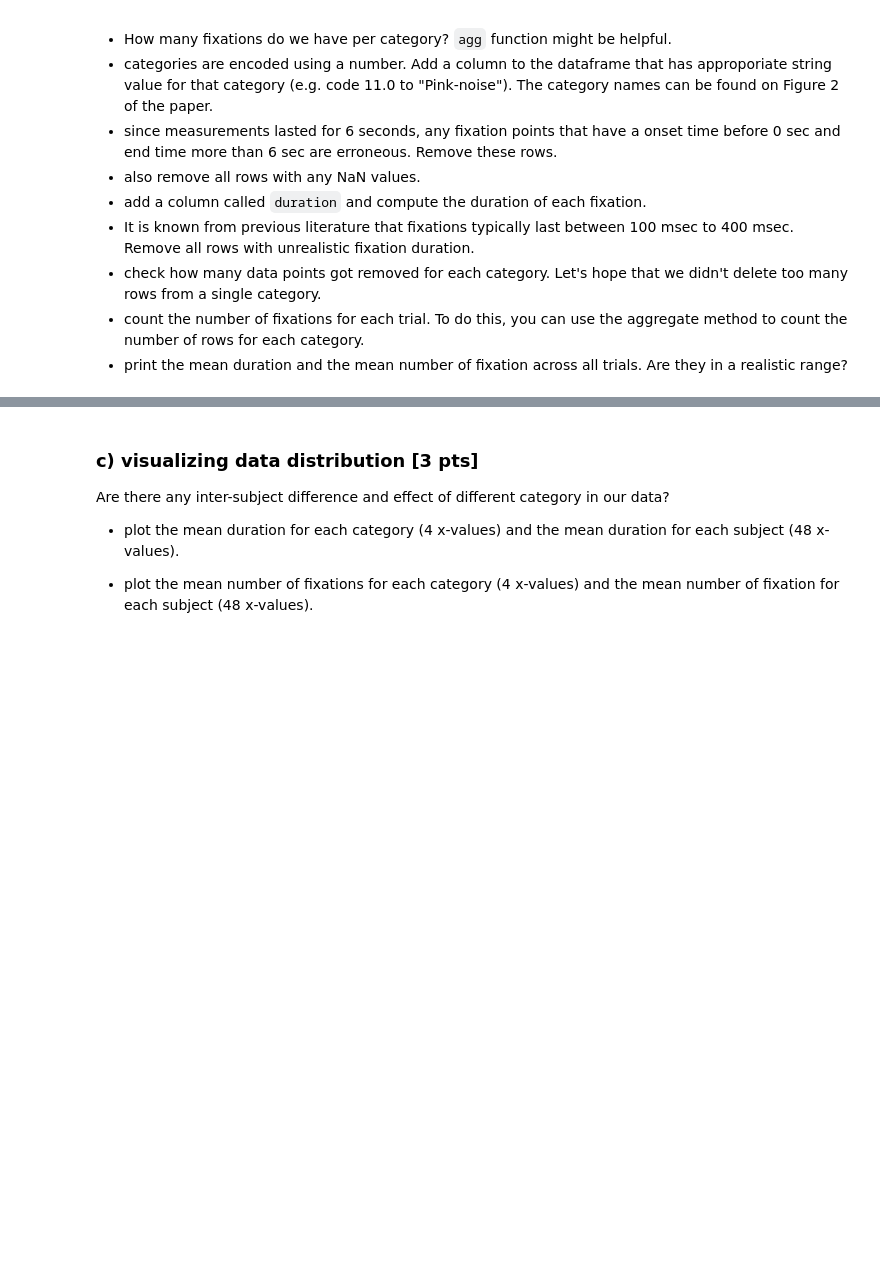
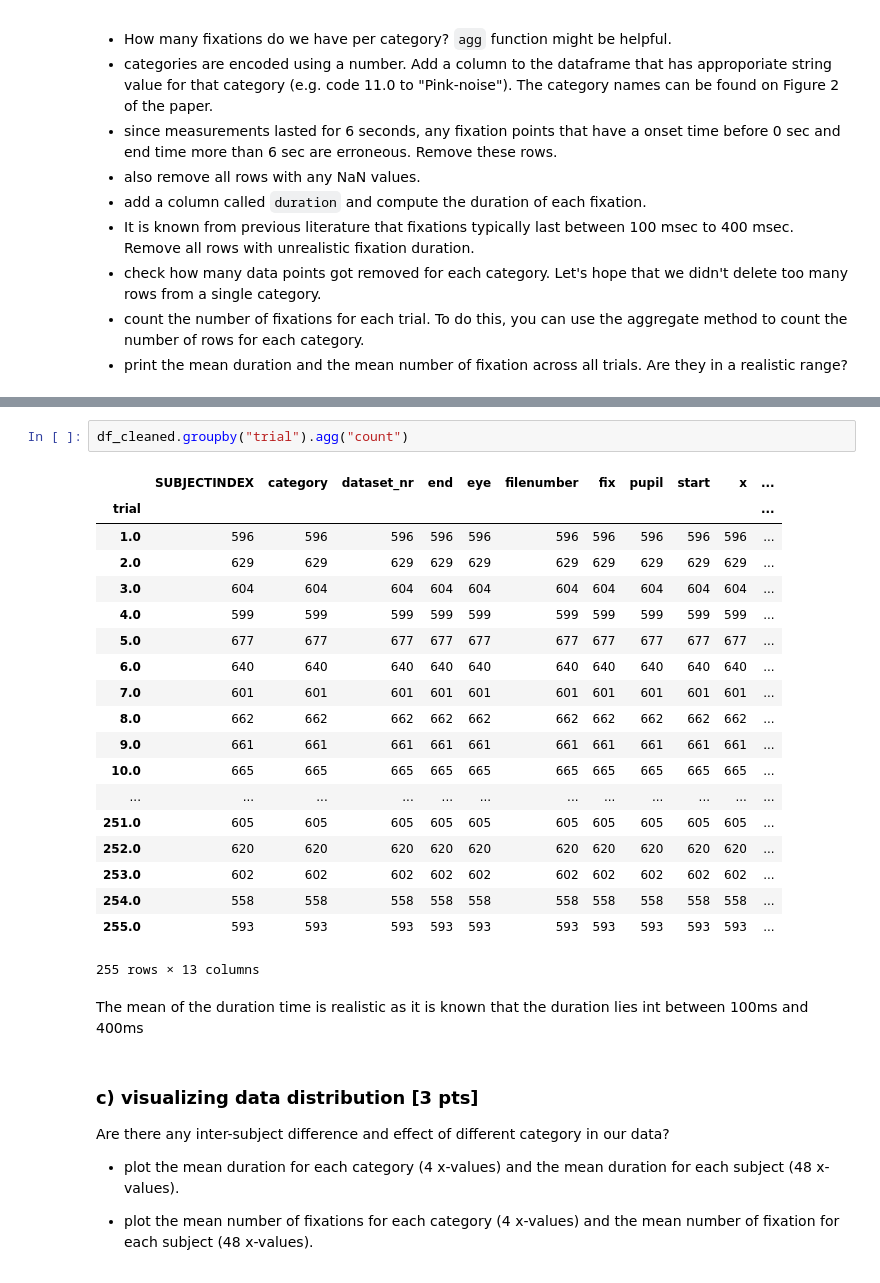
Before and after one commit to NBP-ACC/week-7-acc_5, a Jupyter notebook: Sheet05.ipynb, the cells around one changed output, grey strips where cells are left out. Cells and saved outputs as stored; diff of their text form; blank space fills up the shorter version.

```diff
--- a/Sheet05.ipynb
+++ b/Sheet05.ipynb
@@ -99,3 +190,27 @@ df['duration']
+# %%
+df_cleaned.groupby("trial").agg("count")
+# %% [output]
+|  | SUBJECTINDEX | category | dataset_nr | end | eye | filenumber | fix | pupil | start | x | ... |
+| trial |  |  |  |  |  |  |  |  |  |  | ... |
+| 1.0 | 596 | 596 | 596 | 596 | 596 | 596 | 596 | 596 | 596 | 596 | ... |
+| 2.0 | 629 | 629 | 629 | 629 | 629 | 629 | 629 | 629 | 629 | 629 | ... |
+| 3.0 | 604 | 604 | 604 | 604 | 604 | 604 | 604 | 604 | 604 | 604 | ... |
+| 4.0 | 599 | 599 | 599 | 599 | 599 | 599 | 599 | 599 | 599 | 599 | ... |
+| 5.0 | 677 | 677 | 677 | 677 | 677 | 677 | 677 | 677 | 677 | 677 | ... |
+| 6.0 | 640 | 640 | 640 | 640 | 640 | 640 | 640 | 640 | 640 | 640 | ... |
+| 7.0 | 601 | 601 | 601 | 601 | 601 | 601 | 601 | 601 | 601 | 601 | ... |
+| 8.0 | 662 | 662 | 662 | 662 | 662 | 662 | 662 | 662 | 662 | 662 | ... |
+| 9.0 | 661 | 661 | 661 | 661 | 661 | 661 | 661 | 661 | 661 | 661 | ... |
+| 10.0 | 665 | 665 | 665 | 665 | 665 | 665 | 665 | 665 | 665 | 665 | ... |
+| ... | ... | ... | ... | ... | ... | ... | ... | ... | ... | ... | ... |
+| 251.0 | 605 | 605 | 605 | 605 | 605 | 605 | 605 | 605 | 605 | 605 | ... |
+| 252.0 | 620 | 620 | 620 | 620 | 620 | 620 | 620 | 620 | 620 | 620 | ... |
+| 253.0 | 602 | 602 | 602 | 602 | 602 | 602 | 602 | 602 | 602 | 602 | ... |
+| 254.0 | 558 | 558 | 558 | 558 | 558 | 558 | 558 | 558 | 558 | 558 | ... |
+| 255.0 | 593 | 593 | 593 | 593 | 593 | 593 | 593 | 593 | 593 | 593 | ... |
+255 rows × 13 columns
+# %% [markdown]
+The mean of the duration time is realistic as it is known that the duration lies int between 100ms and 400ms
 # %% [markdown]
 ### c) visualizing data distribution [3 pts]
 Are there any inter-subject difference and effect of different category in our data?
```
Also changed, not shown: parts of 8 cells of this notebook.
